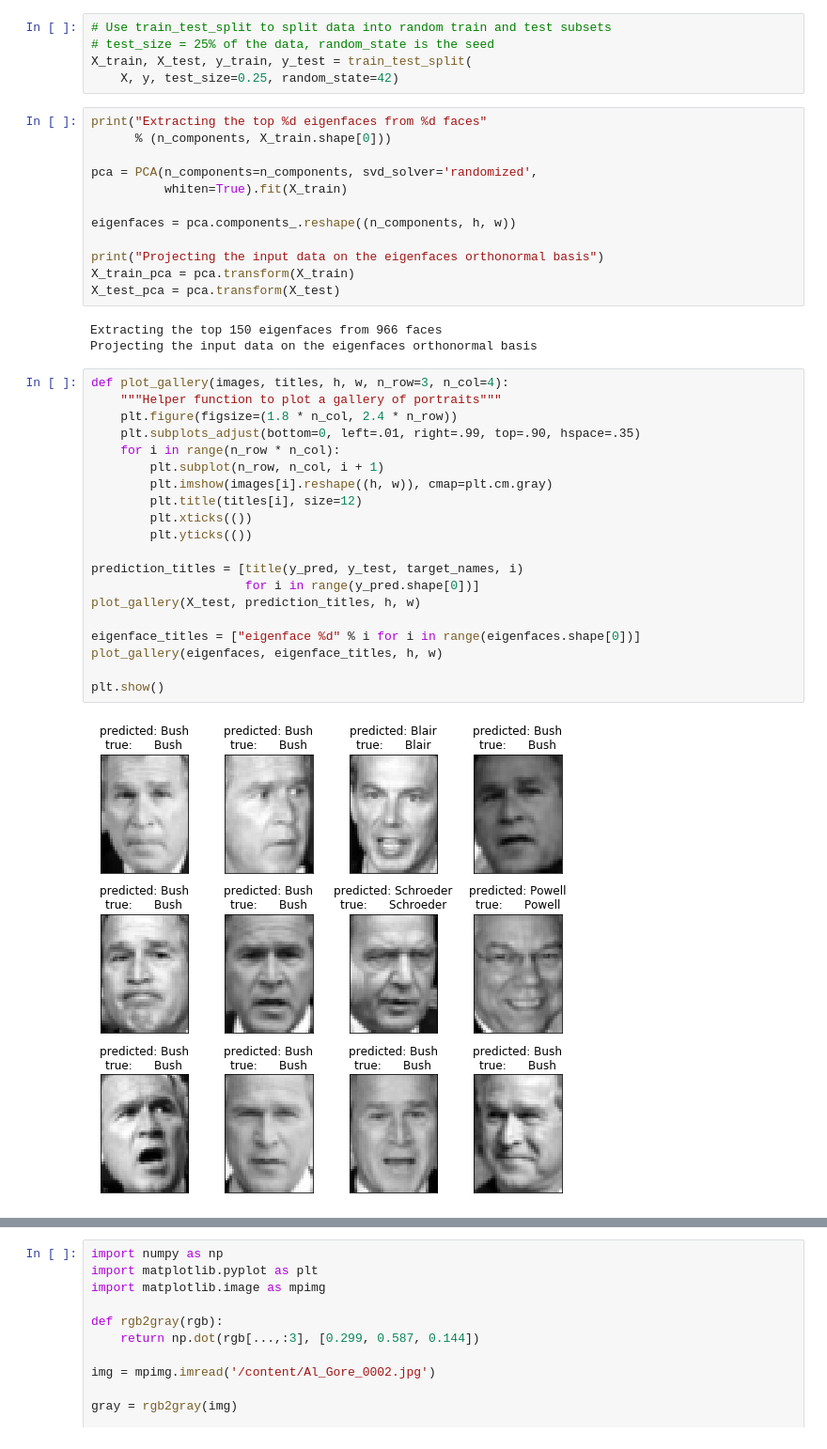
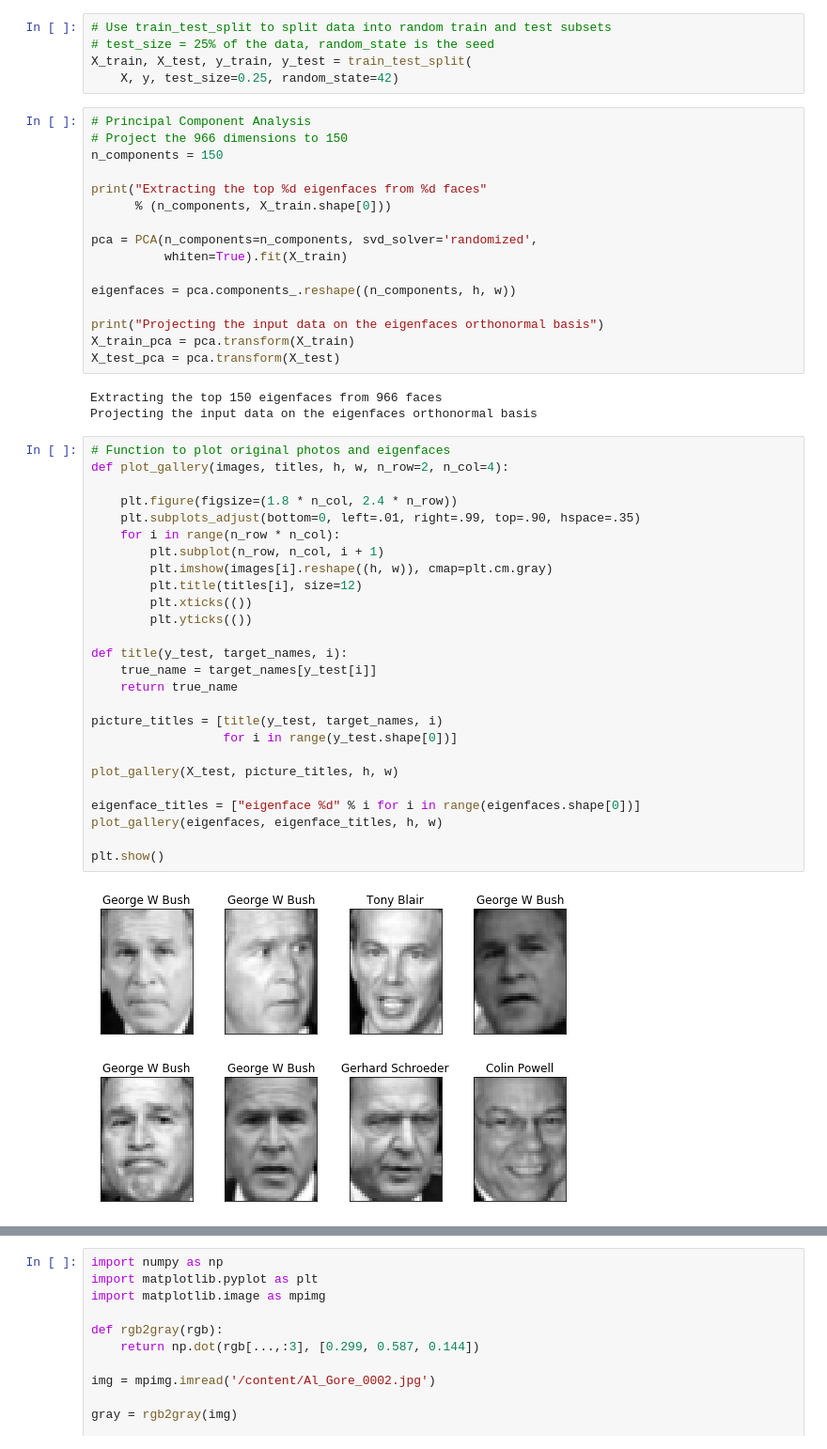
Before and after one commit to JimKing100/DS-Unit-1-Sprint-4-Linear-Algebra, a Jupyter notebook: module3-dimensionality-reduction/High Dimensional Data Assignment.ipynb, the cells around one changed output, grey strips where cells are left out. Shown at 94% size. Cells and saved outputs as stored; diff of their text form.

```diff
--- a/module3-dimensionality-reduction/High Dimensional Data Assignment.ipynb
+++ b/module3-dimensionality-reduction/High Dimensional Data Assignment.ipynb
@@ -364,6 +377,10 @@ print(n_classes)
 X_train, X_test, y_train, y_test = train_test_split(
     X, y, test_size=0.25, random_state=42)
 # %%
+# Principal Component Analysis
+# Project the 966 dimensions to 150
+n_components = 150
+
 print("Extracting the top %d eigenfaces from %d faces"
       % (n_components, X_train.shape[0]))
 
@@ -379,24 +396,30 @@ X_test_pca = pca.transform(X_test)
 Extracting the top 150 eigenfaces from 966 faces
 Projecting the input data on the eigenfaces orthonormal basis
 # %%
-def plot_gallery(images, titles, h, w, n_row=3, n_col=4):
-    """Helper function to plot a gallery of portraits"""
+# Function to plot original photos and eigenfaces
+def plot_gallery(images, titles, h, w, n_row=2, n_col=4):
+
     plt.figure(figsize=(1.8 * n_col, 2.4 * n_row))
     plt.subplots_adjust(bottom=0, left=.01, right=.99, top=.90, hspace=.35)
     for i in range(n_row * n_col):
         plt.subplot(n_row, n_col, i + 1)
         plt.imshow(images[i].reshape((h, w)), cmap=plt.cm.gray)
         plt.title(titles[i], size=12)
         plt.xticks(())
         plt.yticks(())
 
-prediction_titles = [title(y_pred, y_test, target_names, i)
-                     for i in range(y_pred.shape[0])]
-plot_gallery(X_test, prediction_titles, h, w)
+def title(y_test, target_names, i):
+    true_name = target_names[y_test[i]]
+    return true_name
+
+picture_titles = [title(y_test, target_names, i)
+                  for i in range(y_test.shape[0])]
+
+plot_gallery(X_test, picture_titles, h, w)
 
 eigenface_titles = ["eigenface %d" % i for i in range(eigenfaces.shape[0])]
 plot_gallery(eigenfaces, eigenface_titles, h, w)
 
 plt.show()
 # %% [output]
-[figure, old version]
+[figure, new version]
```
Also changed, not shown: parts of 10 cells of this notebook.
